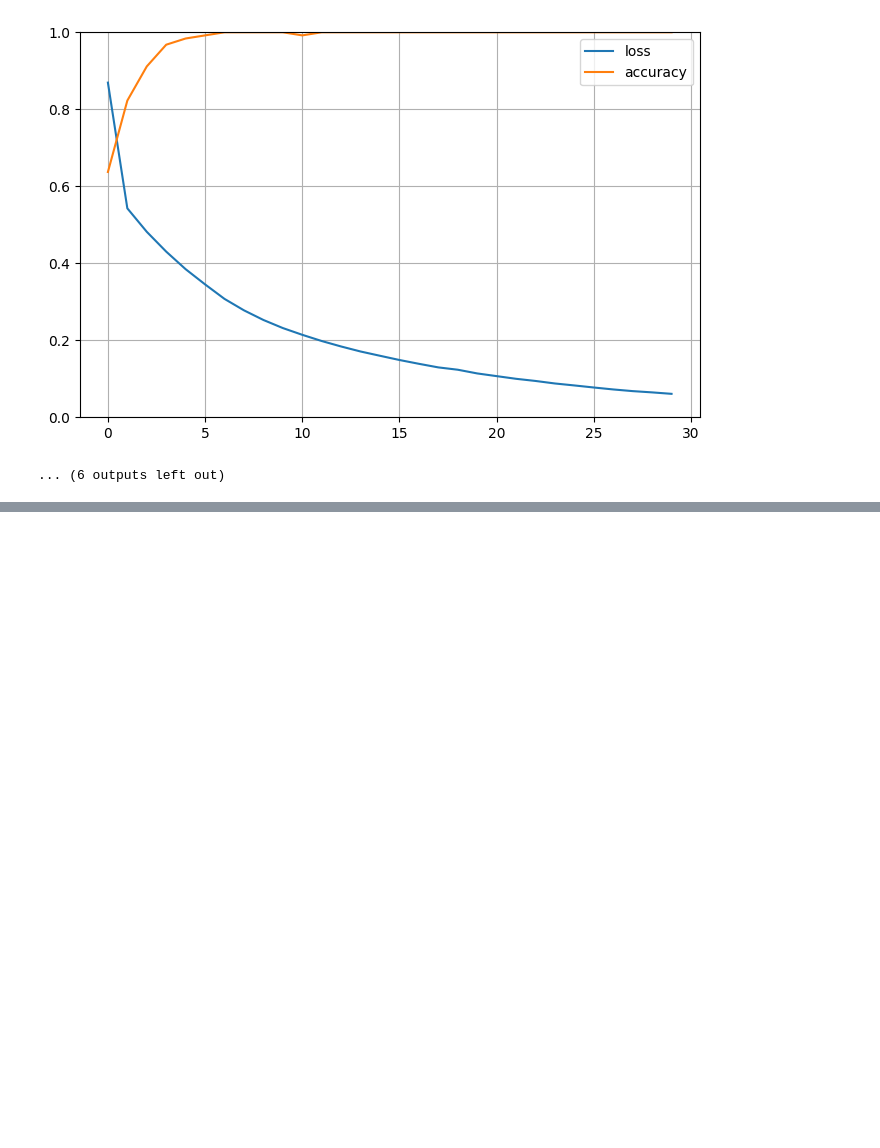
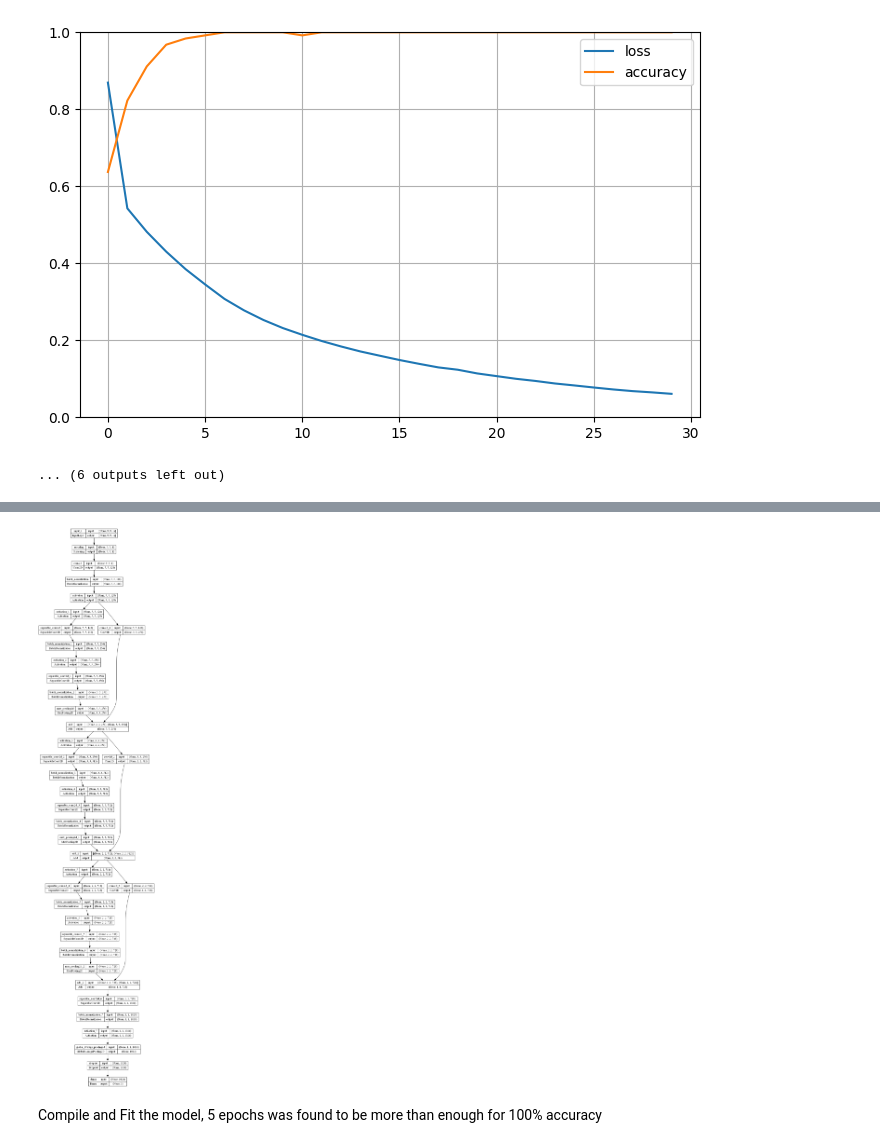
Before and after one commit to lascha212/F21DL, a Jupyter notebook: lab.ipynb, the cells around one changed output, grey strips where cells are left out. Cells and saved outputs as stored; diff of their text form; code cells hidden in the pictures; blank space fills up the shorter version.

```diff
--- a/lab.ipynb
+++ b/lab.ipynb
@@ -1416,0 +1455,61 @@ SyntaxError: invalid syntax. Perhaps you forgot a comma? (3009624814.py, line 16
+# %%
+data_augmentation = keras.Sequential(
+    [
+        keras.layers.RandomFlip("horizontal"),
+        keras.layers.RandomRotation(0.1),
+    ]
+)
+# %%
+image_size = (9, 9)
+batch_size = 108
+
+def make_model(input_shape, num_classes):
+    inputs = keras.Input(shape=input_shape)
+
+    # Entry block
+    x = data_augmentation(inputs)
+    x = keras.layers.Rescaling(1.0 / 255)(inputs)
+    x = keras.layers.Conv2D(128, 3, strides=2, padding="same")(x)
+    x = keras.layers.BatchNormalization()(x)
+    x = keras.layers.Activation("relu")(x)
+
+    previous_block_activation = x  # Set aside residual
+
+    for size in [256, 512, 728]:
+        x = keras.layers.Activation("relu")(x)
+        x = keras.layers.SeparableConv2D(size, 3, padding="same")(x)
+        x = keras.layers.BatchNormalization()(x)
+
+        x = keras.layers.Activation("relu")(x)
+        x = keras.layers.SeparableConv2D(size, 3, padding="same")(x)
+        x = keras.layers.BatchNormalization()(x)
+
+        x = keras.layers.MaxPooling2D(3, strides=2, padding="same")(x)
+
+        # Project residual
+        residual = keras.layers.Conv2D(size, 1, strides=2, padding="same")(
+            previous_block_activation
+        )
+        x = keras.layers.add([x, residual])  # Add back residual
+        previous_block_activation = x  # Set aside next residual
+
+    x = keras.layers.SeparableConv2D(1024, 3, padding="same")(x)
+    x = keras.layers.BatchNormalization()(x)
+    x = keras.layers.Activation("relu")(x)
+
+    x = keras.layers.GlobalAveragePooling2D()(x)
+    if num_classes == 2:
+        activation = "sigmoid"
+        units = 1
+    else:
+        activation = "softmax"
+        units = num_classes
+
+    x = keras.layers.Dropout(0.5)(x)
+    outputs = keras.layers.Dense(units, activation=activation)(x)
+    return keras.Model(inputs, outputs)
+
+
+model = make_model(input_shape=image_size + (1,), num_classes=2)
+keras.utils.plot_model(model, show_shapes=True)
+# %% [output]
@@ -1416,0 +1521 @@ SyntaxError: invalid syntax. Perhaps you forgot a comma? (3009624814.py, line 16
+[figure, added]
@@ -1416,0 +1526,2 @@ SyntaxError: invalid syntax. Perhaps you forgot a comma? (3009624814.py, line 16
+# %% [markdown]
+Compile and Fit the model, 5 epochs was found to be more than enough for 100% accuracy
```
Also changed, not shown: parts of 13 cells of this notebook, 1 other file.
